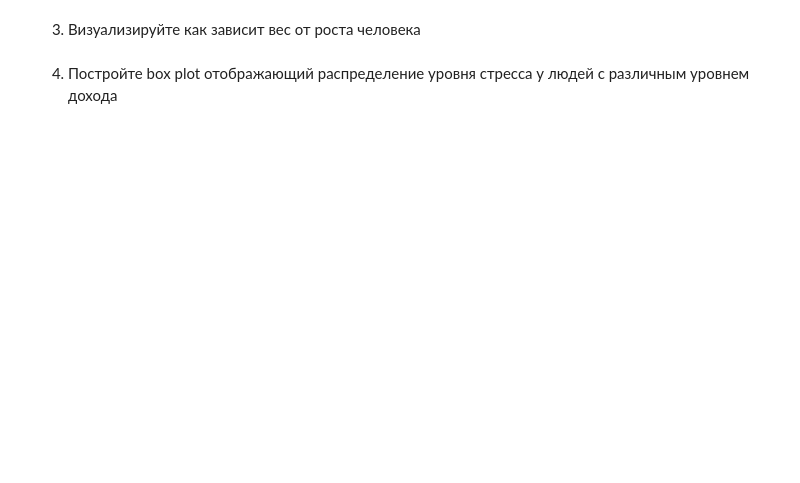
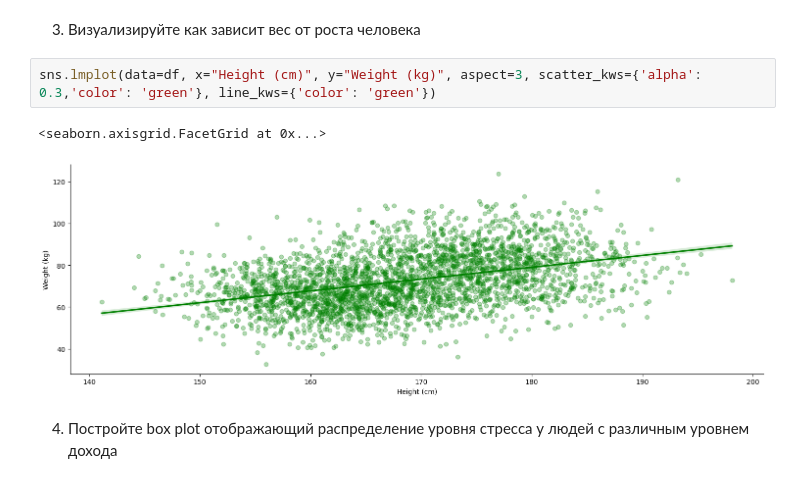
Before and after one commit to PouLou111/ML, a Jupyter notebook: Lab1_7.ipynb, the cells around one changed output. Saved outputs shown, nothing was run; the diff lists cells and outputs as text; blank space fills up the shorter version.

```diff
--- a/Lab1_7.ipynb
+++ b/Lab1_7.ipynb
@@ -417,4 +443,9 @@ Name: Chronic Diseases, Length: 3000, dtype: object
 # %% [markdown]
 3. Визуализируйте как зависит вес от роста человека
+# %%
+sns.lmplot(data=df, x="Height (cm)", y="Weight (kg)", aspect=3, scatter_kws={'alpha': 0.3,'color': 'green'}, line_kws={'color': 'green'})
+# %% [output]
+<seaborn.axisgrid.FacetGrid at 0x...>
+[figure, added]
 # %% [markdown]
 4. Постройте box plot отображающий распределение уровня стресса у людей с различным уровнем дохода
```
Also changed, not shown: parts of 17 cells of this notebook.
